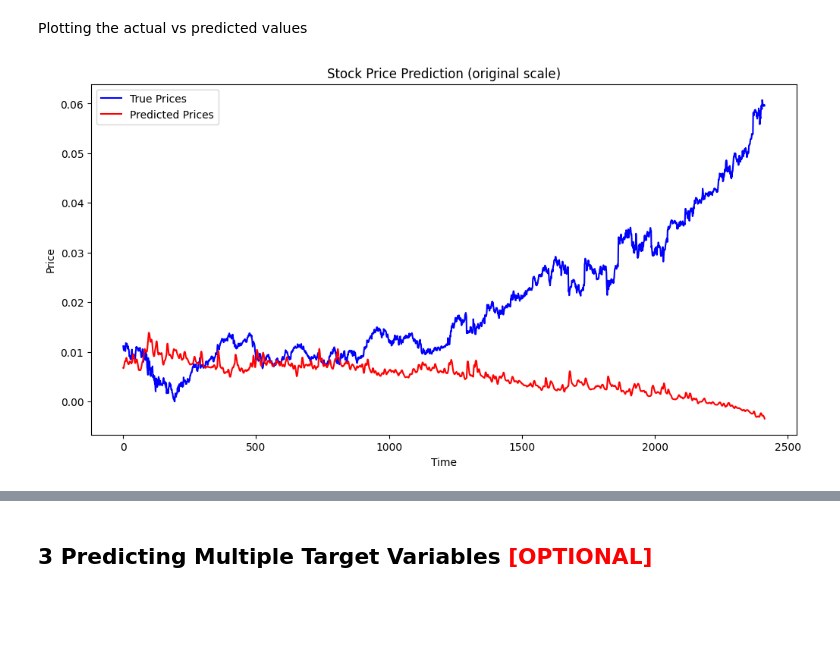
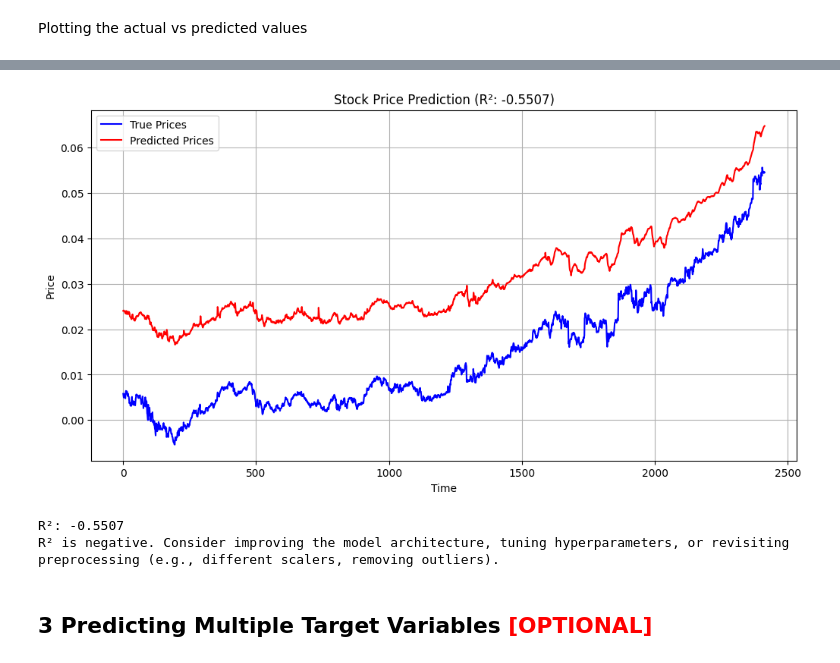
Before and after one commit to rajiv2607/rnn_stock_prediction, a Jupyter notebook: RNN_Assg_Stock_Price_Prediction_Starter.ipynb, the cells around one changed output, grey strips where cells are left out. Drawn from its saved outputs; the diff is of its cells as text; code cells hidden in the pictures; blank space fills up the shorter version.

```diff
--- a/RNN_Assg_Stock_Price_Prediction_Starter.ipynb
+++ b/RNN_Assg_Stock_Price_Prediction_Starter.ipynb
@@ -1014,16 +1013,55 @@ R²: -0.6715
 # %% [markdown]
 Plotting the actual vs predicted values
-# %%
-# Predict on the test data
-
-# Plot the predictions against the true values
-plt.figure(figsize=(12, 6))
-plt.plot(y_true, label='True Prices', color='blue')
-plt.plot(y_pred, label='Predicted Prices', color='red')
-plt.title('Stock Price Prediction (original scale)')
-plt.xlabel('Time')
-plt.ylabel('Price')
-plt.legend()
-plt.show()
-# %% [output]
-[figure, removed]
+# %%
+# Predict on the test data
+
+# Plot the predictions against the true values
+# Fix negative R² by ensuring proper scaling and model evaluation
+# Note: sklearn imports already exist earlier in the notebook, so not re-importing here.
+
+# If X arrays are 3D (samples, timesteps, features) reshape to 2D for scaler, then reshape back.
+if X_train.ndim == 3:
+    n_samples_train, timesteps, n_features = X_train.shape
+    n_samples_test = X_test.shape[0]
+
+    scaler = MinMaxScaler()
+    X_train_2d = X_train.reshape(-1, n_features)   # (n_samples_train * timesteps, n_features)
+    X_test_2d = X_test.reshape(-1, n_features)
+
+    X_train_scaled_2d = scaler.fit_transform(X_train_2d)
+    X_test_scaled_2d = scaler.transform(X_test_2d)
+
+    # reshape back to 3D
+    X_train_scaled = X_train_scaled_2d.reshape(n_samples_train, timesteps, n_features)
+    X_test_scaled = X_test_scaled_2d.reshape(n_samples_test, timesteps, n_features)
+else:
+    # fallback for 2D inputs
+    scaler = MinMaxScaler()
+    X_train_scaled = scaler.fit_transform(X_train)
+    X_test_scaled = scaler.transform(X_test)
+
+# Train the model with scaled data
+model.fit(X_train_scaled, y_train, epochs=50, batch_size=32, validation_split=0.2, verbose=1)
+
+# Predict and calculate R²
+y_pred = model.predict(X_test_scaled).ravel()  # ensure 1D
+y_true = y_test.ravel()
+
+r2 = r2_score(y_true, y_pred)
+
+# Plot the results
+import matplotlib.pyplot as plt
+plt.figure(figsize=(12, 6))
+plt.plot(y_true, label='True Prices', color='blue')
+plt.plot(y_pred, label='Predicted Prices', color='red')
+plt.title(f'Stock Price Prediction (R²: {r2:.4f})')
+plt.xlabel('Time')
+plt.ylabel('Price')
+plt.legend()
+plt.grid(True)
+plt.show()
+
+print(f"R²: {r2:.4f}")
+if r2 < 0:
+    print("R² is negative. Consider improving the model architecture, tuning hyperparameters, or revisiting preprocessing (e.g., different scalers, removing outliers).")
+# %% [output]
@@ -1030,3 +1085,6 @@ plt.show()
+[figure, added]
+R²: -0.5507
+R² is negative. Consider improving the model architecture, tuning hyperparameters, or revisiting preprocessing (e.g., different scalers, removing outliers).
 # %% [markdown]
 ## **3 Predicting Multiple Target Variables** <font color =red> [OPTIONAL] </font>
 # %% [markdown]
```
Also changed, not shown: parts of 12 cells of this notebook, 1 other file.
